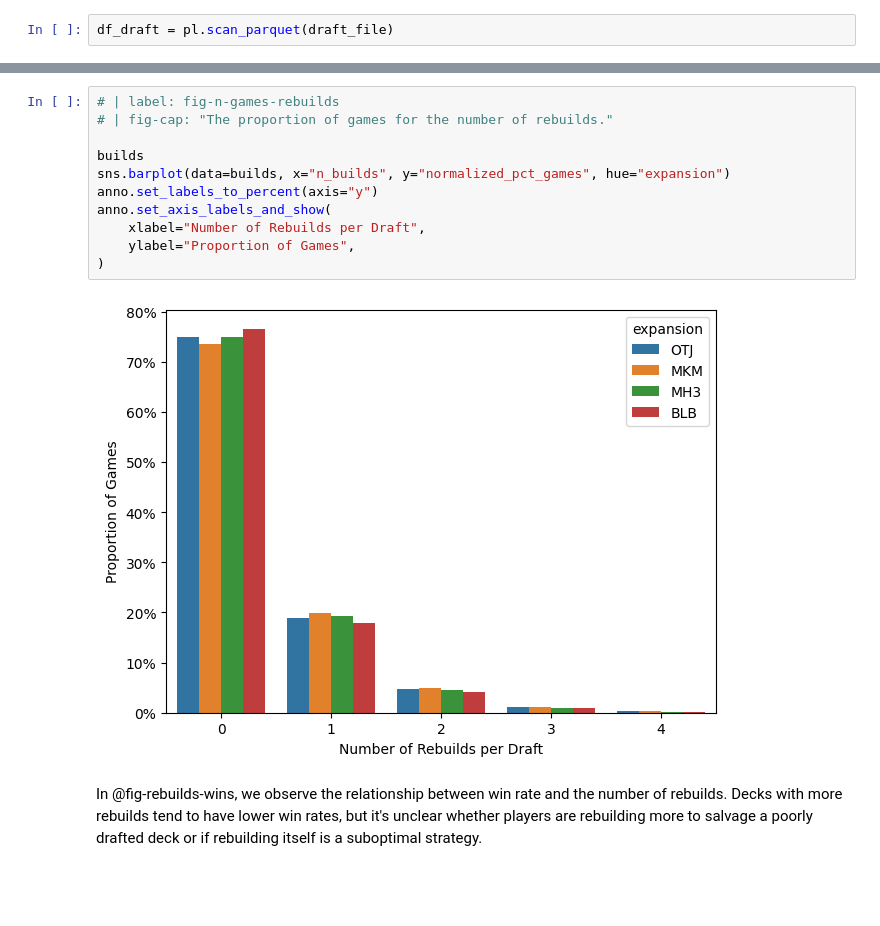
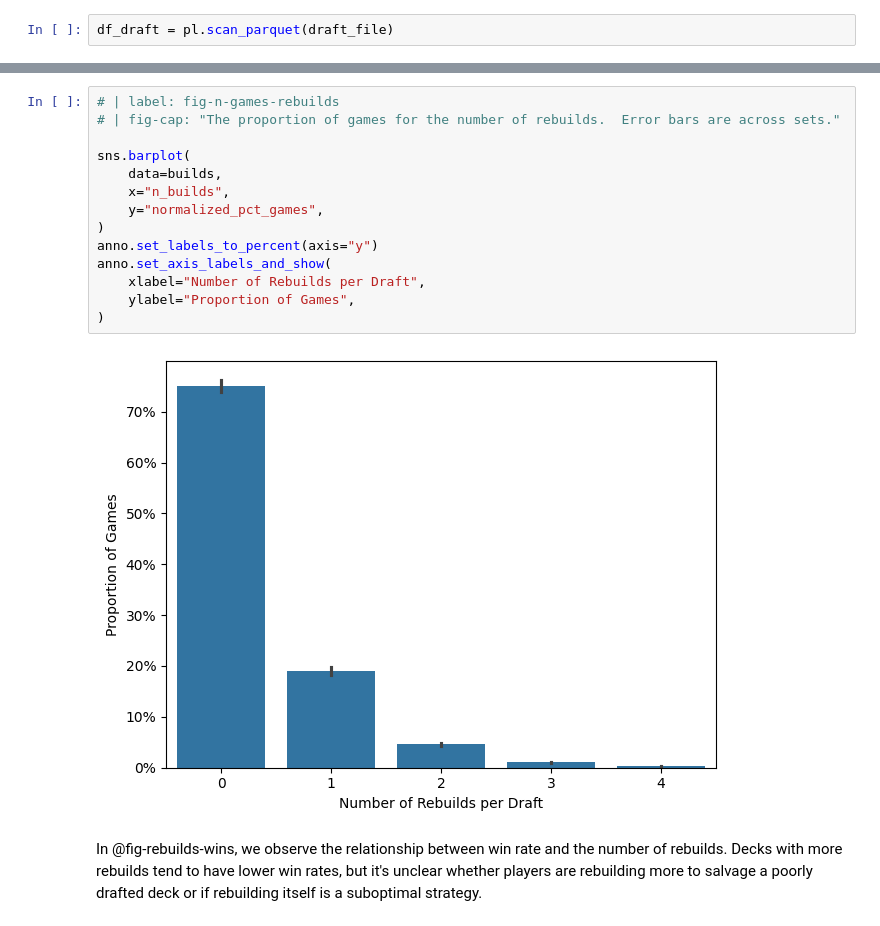
Before and after one commit to meehljd/mtg-modeling, a Jupyter notebook: notebooks/10-eda/02-draft-data/01-premier-play/23-builds.ipynb, the cells around one changed output, grey strips where cells are left out. Saved outputs shown, nothing was run; the diff lists cells and outputs as text; blank space fills up the shorter version.

```diff
--- a/notebooks/10-eda/02-draft-data/01-premier-play/23-builds.ipynb
+++ b/notebooks/10-eda/02-draft-data/01-premier-play/23-builds.ipynb
@@ -90,16 +89,19 @@ This error occurred with the following context stack:
 # %%
 # | label: fig-n-games-rebuilds
-# | fig-cap: "The proportion of games for the number of rebuilds."
+# | fig-cap: "The proportion of games for the number of rebuilds.  Error bars are across sets."
 
-builds
-sns.barplot(data=builds, x="n_builds", y="normalized_pct_games", hue="expansion")
+sns.barplot(
+    data=builds,
+    x="n_builds",
+    y="normalized_pct_games",
+)
 anno.set_labels_to_percent(axis="y")
 anno.set_axis_labels_and_show(
     xlabel="Number of Rebuilds per Draft",
     ylabel="Proportion of Games",
 )
 # %% [output]
-[figure, old version]
+[figure, new version]
 # %% [markdown]
 In @fig-rebuilds-wins, we observe the relationship between win rate and the number of rebuilds. Decks with more rebuilds tend to have lower win rates, but it's unclear whether players are rebuilding more to salvage a poorly drafted deck or if rebuilding itself is a suboptimal strategy.
 # %%
```
Also changed, not shown: parts of 5 cells of this notebook, 5 other files.
